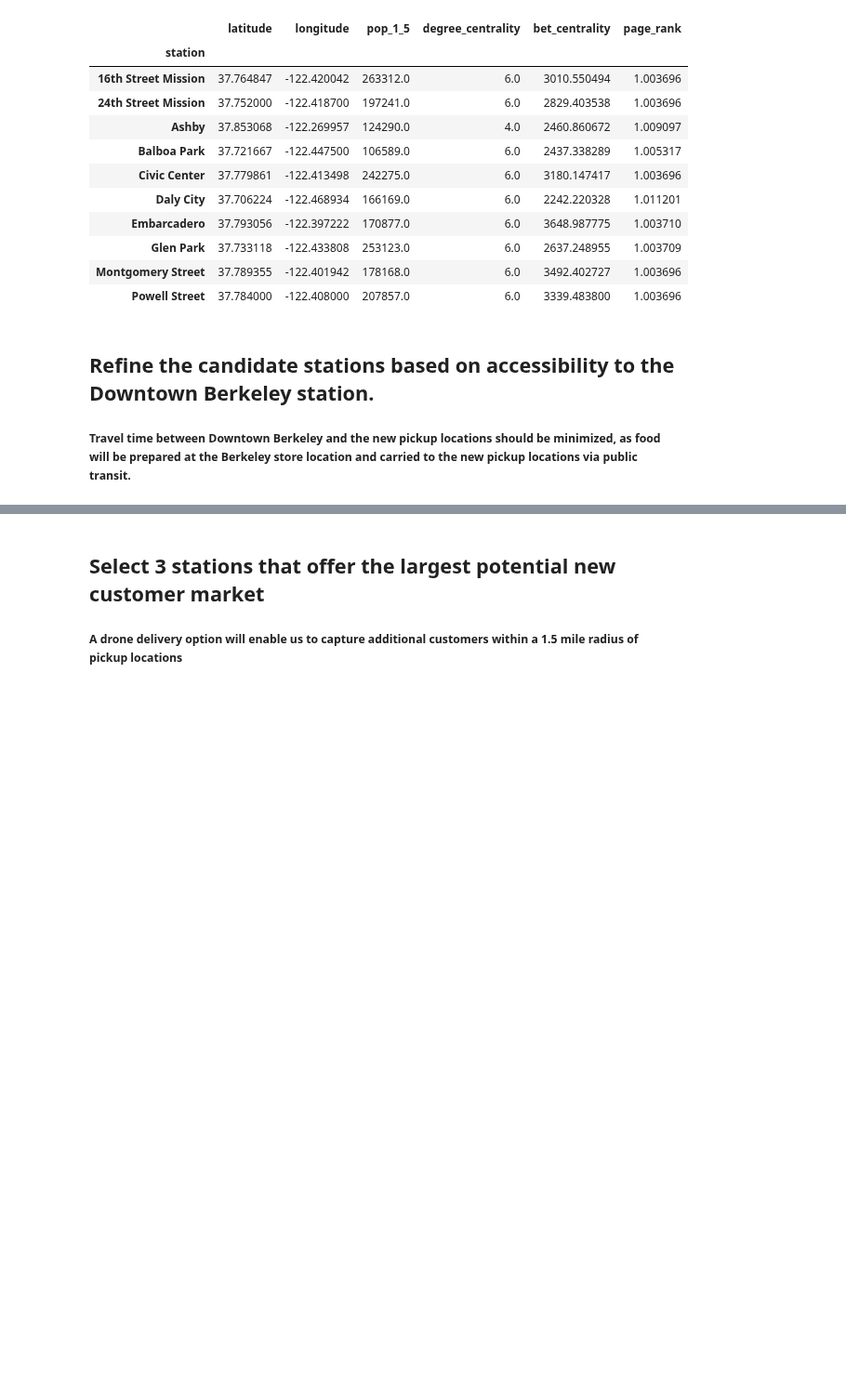
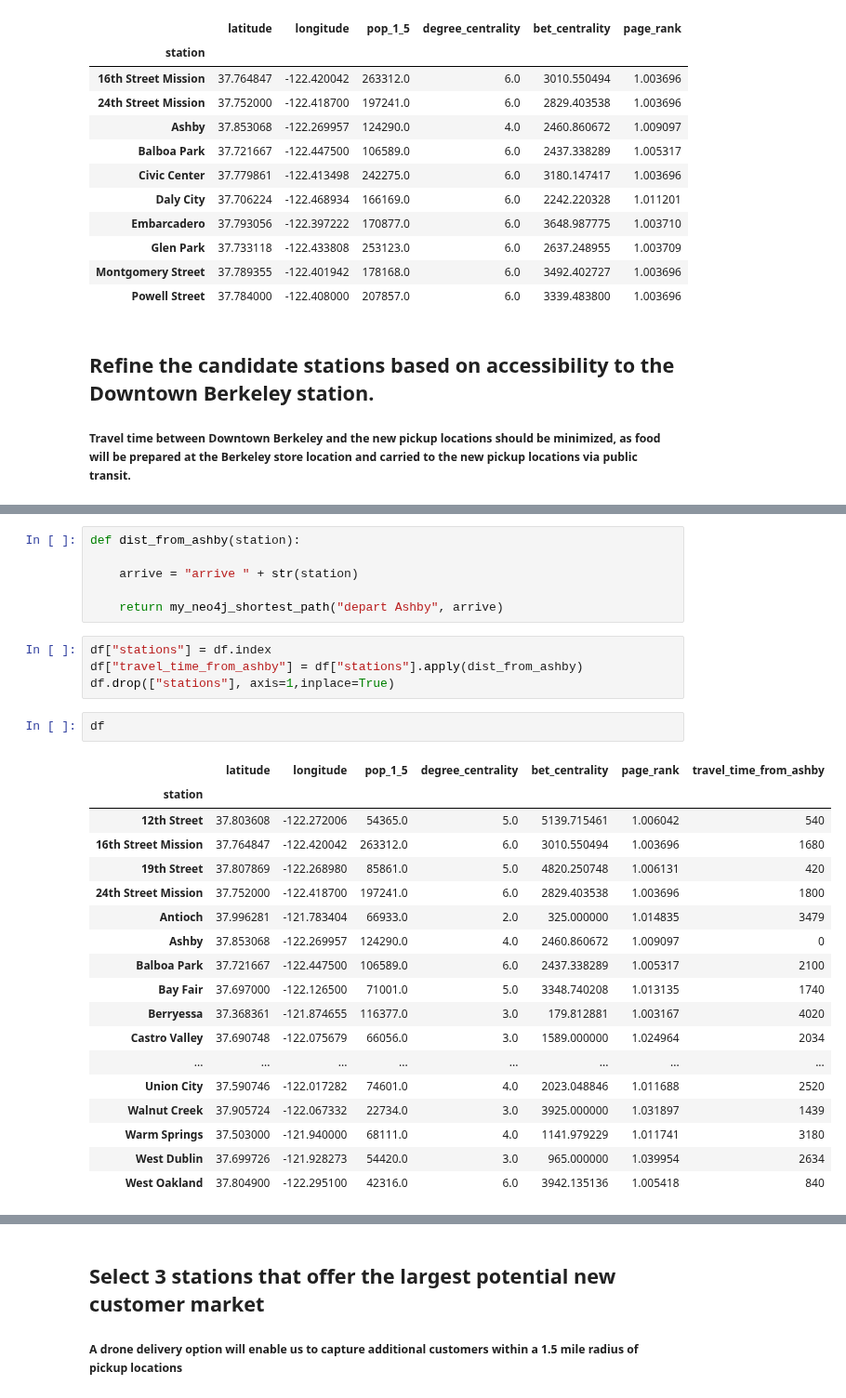
Before and after one commit to jvgalvin/Portfolio, a Jupyter notebook: notebooks/new_combined.ipynb, the cells around one changed output, grey strips where cells are left out. Shown at 93% size. Drawn from its saved outputs; the diff is of its cells as text; blank space fills up the shorter version.

```diff
--- a/notebooks/new_combined.ipynb
+++ b/notebooks/new_combined.ipynb
@@ -413,0 +470,31 @@ df[(df["pop_1_5"] > berk_pop_1_5) &
+# %%
+def dist_from_ashby(station):
+
+    arrive = "arrive " + str(station)
+
+    return my_neo4j_shortest_path("depart Ashby", arrive)
+# %%
+df["stations"] = df.index
+df["travel_time_from_ashby"] = df["stations"].apply(dist_from_ashby)
+df.drop(["stations"], axis=1,inplace=True)
+# %%
+df
+# %% [output]
+|  | latitude | longitude | pop_1_5 | degree_centrality | bet_centrality | page_rank | travel_time_from_ashby |
+| station |  |  |  |  |  |  |  |
+| 12th Street | 37.803608 | -122.272006 | 54365.0 | 5.0 | 5139.715461 | 1.006042 | 540 |
+| 16th Street Mission | 37.764847 | -122.420042 | 263312.0 | 6.0 | 3010.550494 | 1.003696 | 1680 |
+| 19th Street | 37.807869 | -122.268980 | 85861.0 | 5.0 | 4820.250748 | 1.006131 | 420 |
+| 24th Street Mission | 37.752000 | -122.418700 | 197241.0 | 6.0 | 2829.403538 | 1.003696 | 1800 |
+| Antioch | 37.996281 | -121.783404 | 66933.0 | 2.0 | 325.000000 | 1.014835 | 3479 |
+| Ashby | 37.853068 | -122.269957 | 124290.0 | 4.0 | 2460.860672 | 1.009097 | 0 |
+| Balboa Park | 37.721667 | -122.447500 | 106589.0 | 6.0 | 2437.338289 | 1.005317 | 2100 |
+| Bay Fair | 37.697000 | -122.126500 | 71001.0 | 5.0 | 3348.740208 | 1.013135 | 1740 |
+| Berryessa | 37.368361 | -121.874655 | 116377.0 | 3.0 | 179.812881 | 1.003167 | 4020 |
+| Castro Valley | 37.690748 | -122.075679 | 66056.0 | 3.0 | 1589.000000 | 1.024964 | 2034 |
+| ... | ... | ... | ... | ... | ... | ... | ... |
+| Union City | 37.590746 | -122.017282 | 74601.0 | 4.0 | 2023.048846 | 1.011688 | 2520 |
+| Walnut Creek | 37.905724 | -122.067332 | 22734.0 | 3.0 | 3925.000000 | 1.031897 | 1439 |
+| Warm Springs | 37.503000 | -121.940000 | 68111.0 | 4.0 | 1141.979229 | 1.011741 | 3180 |
+| West Dublin | 37.699726 | -121.928273 | 54420.0 | 3.0 | 965.000000 | 1.039954 | 2634 |
+| West Oakland | 37.804900 | -122.295100 | 42316.0 | 6.0 | 3942.135136 | 1.005418 | 840 |
```
Also changed, not shown: parts of 2 cells of this notebook.
